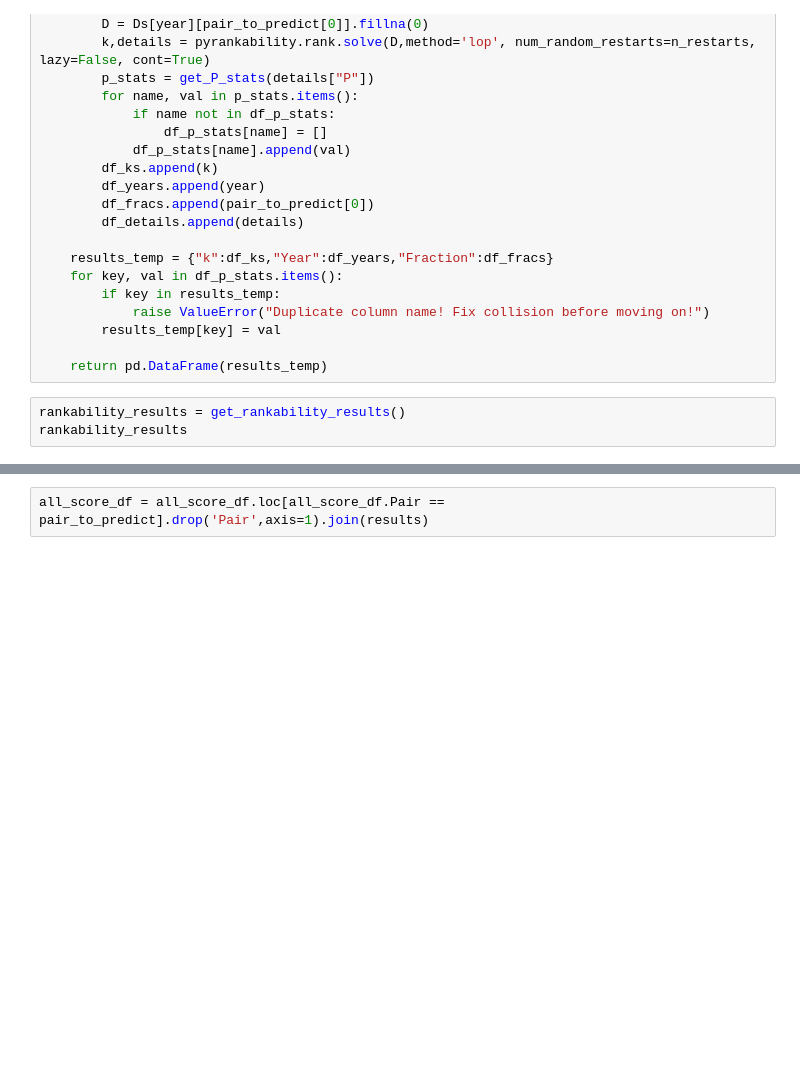
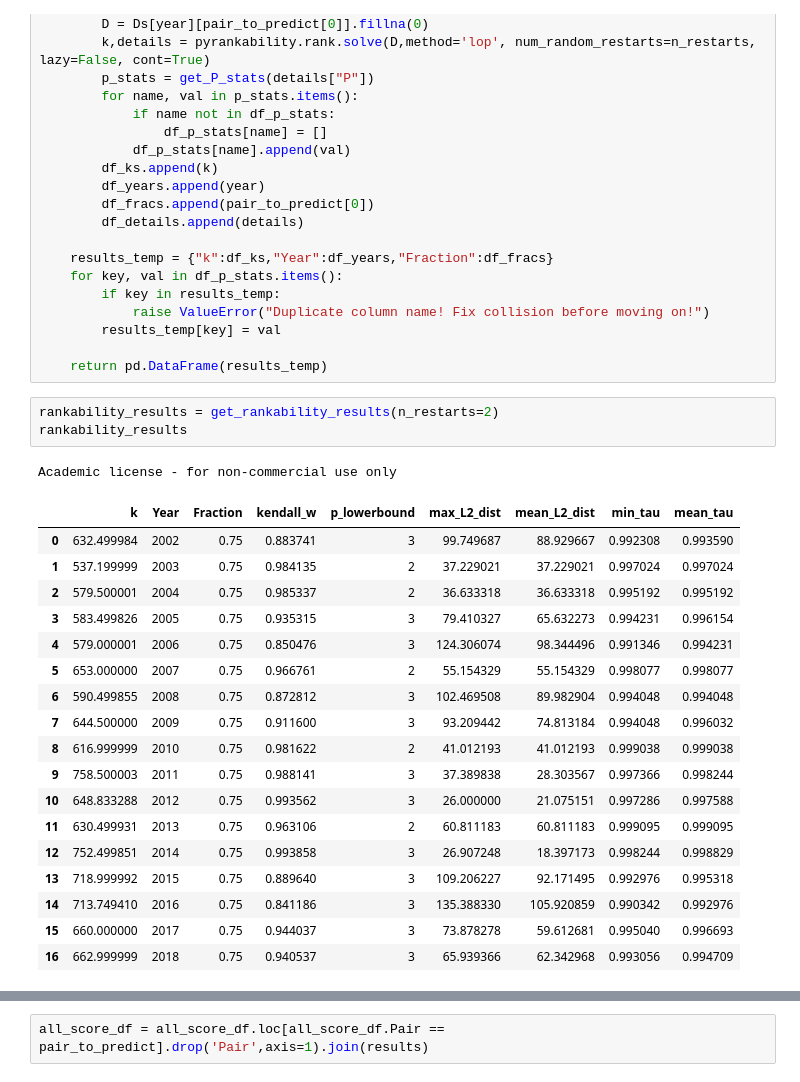
Before and after one commit to IGARDS/sensitivity_study, a Jupyter notebook: experiments/MarchMadness.ipynb, the cells around one changed output, grey strips where cells are left out. Cells and saved outputs as stored; diff of their text form; blank space fills up the shorter version.

```diff
--- a/experiments/MarchMadness.ipynb
+++ b/experiments/MarchMadness.ipynb
@@ -150,8 +213,28 @@ def get_rankability_results(n_restarts=250):
 
     return pd.DataFrame(results_temp)
 # %%
-rankability_results = get_rankability_results()
+rankability_results = get_rankability_results(n_restarts=2)
 rankability_results
+# %% [output]
+Academic license - for non-commercial use only
+|  | k | Year | Fraction | kendall_w | p_lowerbound | max_L2_dist | mean_L2_dist | min_tau | mean_tau |
+| 0 | 632.499984 | 2002 | 0.75 | 0.883741 | 3 | 99.749687 | 88.929667 | 0.992308 | 0.993590 |
+| 1 | 537.199999 | 2003 | 0.75 | 0.984135 | 2 | 37.229021 | 37.229021 | 0.997024 | 0.997024 |
+| 2 | 579.500001 | 2004 | 0.75 | 0.985337 | 2 | 36.633318 | 36.633318 | 0.995192 | 0.995192 |
+| 3 | 583.499826 | 2005 | 0.75 | 0.935315 | 3 | 79.410327 | 65.632273 | 0.994231 | 0.996154 |
+| 4 | 579.000001 | 2006 | 0.75 | 0.850476 | 3 | 124.306074 | 98.344496 | 0.991346 | 0.994231 |
+| 5 | 653.000000 | 2007 | 0.75 | 0.966761 | 2 | 55.154329 | 55.154329 | 0.998077 | 0.998077 |
+| 6 | 590.499855 | 2008 | 0.75 | 0.872812 | 3 | 102.469508 | 89.982904 | 0.994048 | 0.994048 |
+| 7 | 644.500000 | 2009 | 0.75 | 0.911600 | 3 | 93.209442 | 74.813184 | 0.994048 | 0.996032 |
+| 8 | 616.999999 | 2010 | 0.75 | 0.981622 | 2 | 41.012193 | 41.012193 | 0.999038 | 0.999038 |
+| 9 | 758.500003 | 2011 | 0.75 | 0.988141 | 3 | 37.389838 | 28.303567 | 0.997366 | 0.998244 |
+| 10 | 648.833288 | 2012 | 0.75 | 0.993562 | 3 | 26.000000 | 21.075151 | 0.997286 | 0.997588 |
+| 11 | 630.499931 | 2013 | 0.75 | 0.963106 | 2 | 60.811183 | 60.811183 | 0.999095 | 0.999095 |
+| 12 | 752.499851 | 2014 | 0.75 | 0.993858 | 3 | 26.907248 | 18.397173 | 0.998244 | 0.998829 |
+| 13 | 718.999992 | 2015 | 0.75 | 0.889640 | 3 | 109.206227 | 92.171495 | 0.992976 | 0.995318 |
+| 14 | 713.749410 | 2016 | 0.75 | 0.841186 | 3 | 135.388330 | 105.920859 | 0.990342 | 0.992976 |
+| 15 | 660.000000 | 2017 | 0.75 | 0.944037 | 3 | 73.878278 | 59.612681 | 0.995040 | 0.996693 |
+| 16 | 662.999999 | 2018 | 0.75 | 0.940537 | 3 | 65.939366 | 62.342968 | 0.993056 | 0.994709 |
 # %%
 for_corr = rankability_results.loc[rankability_results.Fraction==pair_to_predict[0]].set_index('Year').join(results)
 for_corr
```
Also changed, not shown: parts of 23 cells of this notebook.
